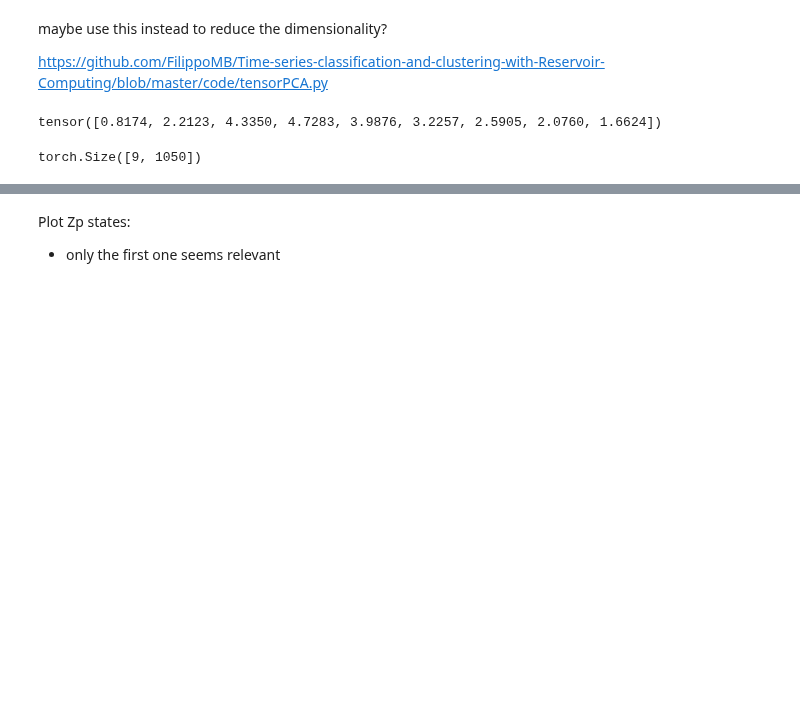
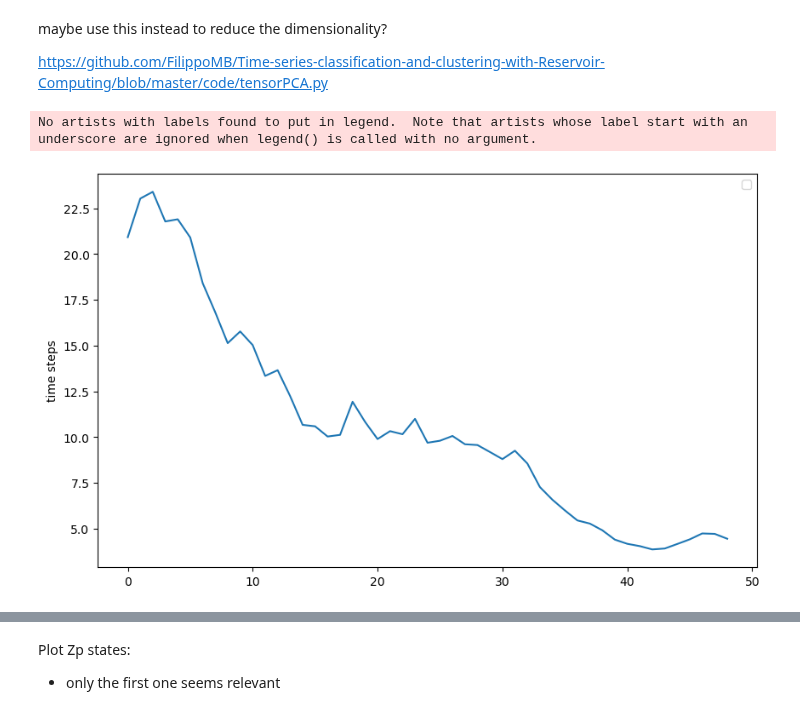
Before and after one commit to NGMLGroup/Koopman-TGNN-Interpretability, a Jupyter notebook: GraphESN_DMD.ipynb, the cells around one changed output, grey strips where cells are left out. Cells and saved outputs as stored; diff of their text form; code cells hidden in the pictures; blank space fills up the shorter version.

```diff
--- a/GraphESN_DMD.ipynb
+++ b/GraphESN_DMD.ipynb
@@ -59,0 +112,28 @@ torch.Size([152, 1])
+# %%
+state_classifier = torch.nn.Sequential(
+    torch.nn.Linear(koops.shape[1], 2),
+    torch.nn.Softmax(dim=-1)
+    ).to(device)
+
+state_optimizer = torch.optim.Adam(state_classifier.parameters(), lr=0.01)
+loss_fn2 = torch.nn.CrossEntropyLoss()
+epochs = 100
+state_classifier.train()
+losses = []
+
+for epoch in trange(epochs):
+    for i in range(koops.shape[0]//2):
+        out = state_classifier(koops[i,:])
+        state_optimizer.zero_grad()
+        loss = loss_fn2(out, (dataset[i]['y'].squeeze()/2+0.5).type(torch.LongTensor).to(device))
+        loss.backward()
+        state_optimizer.step()
+        losses.append(loss)
+# %%
+state_classifier.eval()
+test = 0
+
+for i in range(koops.shape[0]//2, koops.shape[0]):
+    test += torch.argmax(state_classifier(koops[i,:])) == dataset[i]['y'].to(device)
+
+print(float(test/(koops.shape[0]//2)))
@@ -93,12 +175,14 @@ U = np.linalg.inv(V)
 maybe use this instead to reduce the dimensionality?
 
 https://github.com/FilippoMB/Time-series-classification-and-clustering-with-Reservoir-Computing/blob/master/code/tensorPCA.py
-# %%
-torch.norm(H.squeeze()[:-1,:]-H.squeeze()[1:,:], dim=-1)
-# %% [output]
-tensor([0.8174, 2.2123, 4.3350, 4.7283, 3.9876, 3.2257, 2.5905, 2.0760, 1.6624])
-# %%
-(H.squeeze()[:-1,:]-H.squeeze()[1:,:]).shape
-# %% [output]
-torch.Size([9, 1050])
+# %%
+plt.figure(figsize=(10,6))
+t = [i for i in range(H.shape[1]-1)]
+plt.plot(t, torch.linalg.vector_norm(H[:,:-1,:]-H[:,1:,:], dim=(0,2)))
+plt.ylabel('time steps')
+plt.legend()
+plt.show()
+# %% [output]
+No artists with labels found to put in legend.  Note that artists whose label start with an underscore are ignored when legend() is called with no argument.
+[figure, added]
 # %%
```
Also changed, not shown: parts of 29 cells of this notebook, 2 other files.
